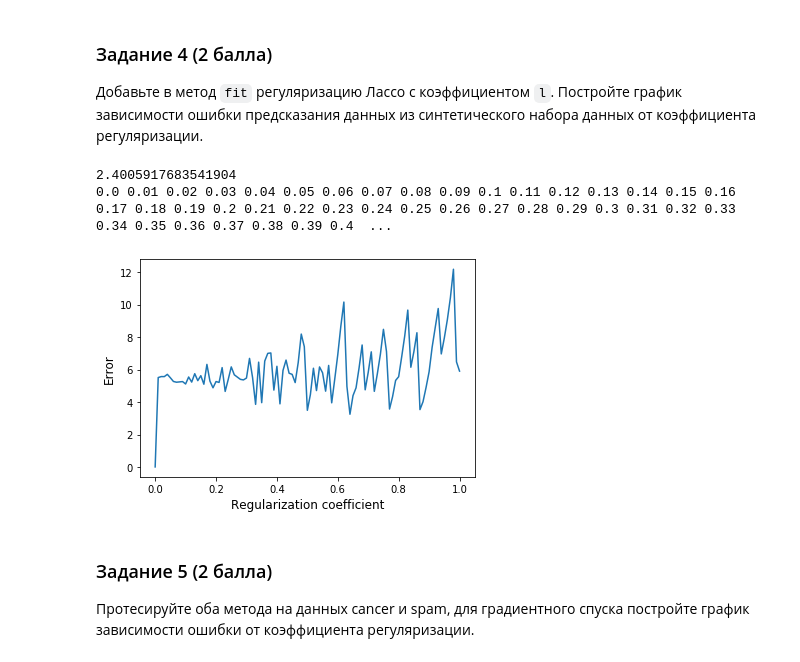
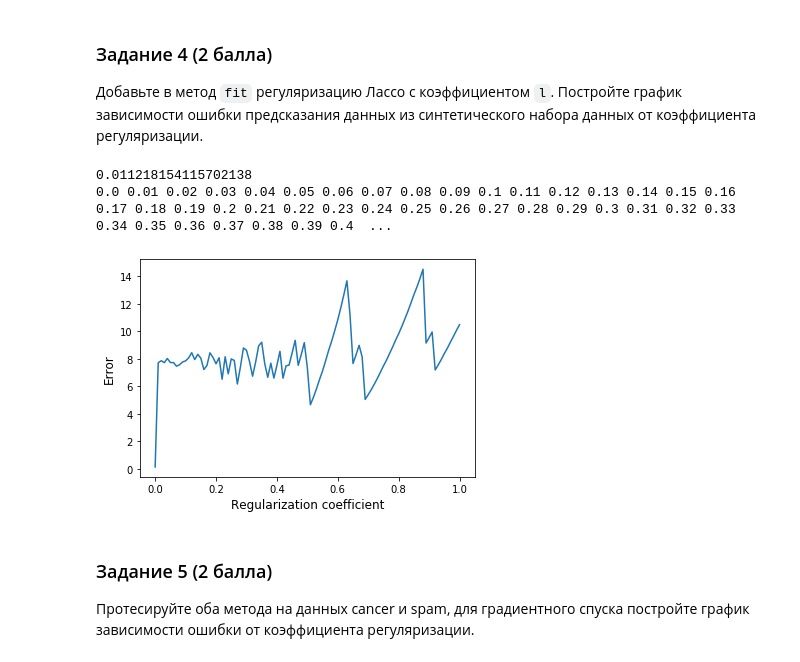
Before and after one commit to TohaRhymes/ml_ib_spring2020, a Jupyter notebook: hw9_linear_regression.ipynb, the cells around one changed output. Drawn from its saved outputs; the diff is of its cells as text; code cells hidden in the pictures.

```diff
--- a/hw9_linear_regression.ipynb
+++ b/hw9_linear_regression.ipynb
@@ -87,34 +87,32 @@ print(mse(y_test, regr.predict(X_test)))
 ### Задание 4 (2 балла)
 Добавьте в метод `fit` регуляризацию Лассо с коэффициентом `l`. Постройте график зависимости ошибки предсказания данных из синтетического набора данных от коэффициента регуляризации.
 # %%
+from random import randint
+
 class GradientLR:
     def __init__(self, alpha, iterations=10000, l=0.):
+        self.w = None
         self.alpha = alpha
         self.iterations = iterations
         self.l = l
 
-    def fit(self, X, y, zeros = False):
+    def fit(self, X, y):
         X = np.insert(X, 0, 1, axis=1)
-        X_trans = X.transpose()
-
-        if zeros:
-            self.w = np.zeros(X.shape[1])
-        else:
-            self.w = np.ones(X.shape[1])*-1
-
+        X_trans = X.T
+        self.w = np.ones(X.shape[1])*-1
         for _ in range(self.iterations):
-            self.w -= self.alpha * (X_trans @ (X @ self.w - y)) + self.l * np.sign(self.w)
+            self.w -= self.alpha * (2 / X.shape[0]) * (X_trans @ (X @ self.w - y)) + self.l * np.sign(self.w)
 
     def predict(self, X):
         return X @ self.w[1:] + self.w[0]
 # %%
-def build_plot(X_train, y_train, X_test, y_test, alpha = 0.001, zeros = False, times = 50):
+def build_plot(X_train, y_train, X_test, y_test, alpha = 0.001, times = 100, iterations = 10000):
     xs = [i/times for i in range(times+1)]
     ys = []
     for x in xs:
         print(x, end = ' ')
-        regr = GradientLR(alpha, iterations=10000, l=x)
-        regr.fit(X_train, y_train, zeros)
+        regr = GradientLR(alpha, iterations=iterations, l=x)
+        regr.fit(X_train, y_train)
         ys.append(mse(y_test, regr.predict(X_test)))
     plt.plot(xs, ys)
     y_label = plt.ylabel('Error', fontsize=12)
@@ -124,14 +122,14 @@ def build_plot(X_train, y_train, X_test, y_test, alpha = 0.001, zeros = False, t
 X, y = generate_synthetic(1024)
 X_train, X_test, y_train, y_test = train_test_split(X, y, train_size=0.8)
 # %%
-regr = GradientLR(0.000001, iterations=1000)
+regr = GradientLR(0.001, iterations=10000)
 regr.fit(X_train, y_train)
 print(mse(y_test, regr.predict(X_test)))
-build_plot(X_train, y_train, X_test, y_test, 0.000001, times = 100)
+build_plot(X_train, y_train, X_test, y_test, alpha = 0.001, times = 100, iterations = 1000)
 # %% [output]
-2.4005917683541904
+0.011218154115702138
 0.0 0.01 0.02 0.03 0.04 0.05 0.06 0.07 0.08 0.09 0.1 0.11 0.12 0.13 0.14 0.15 0.16 0.17 0.18 0.19 0.2 0.21 0.22 0.23 0.24 0.25 0.26 0.27 0.28 0.29 0.3 0.31 0.32 0.33 0.34 0.35 0.36 0.37 0.38 0.39 0.4  ...
-[figure, old version]
+[figure, new version]
 # %% [markdown]
 ### Задание 5 (2 балла)
 Протесируйте оба метода на данных cancer и spam, для градиентного спуска постройте график зависимости ошибки от коэффициента регуляризации.
```
Also changed, not shown: parts of 6 cells of this notebook.
